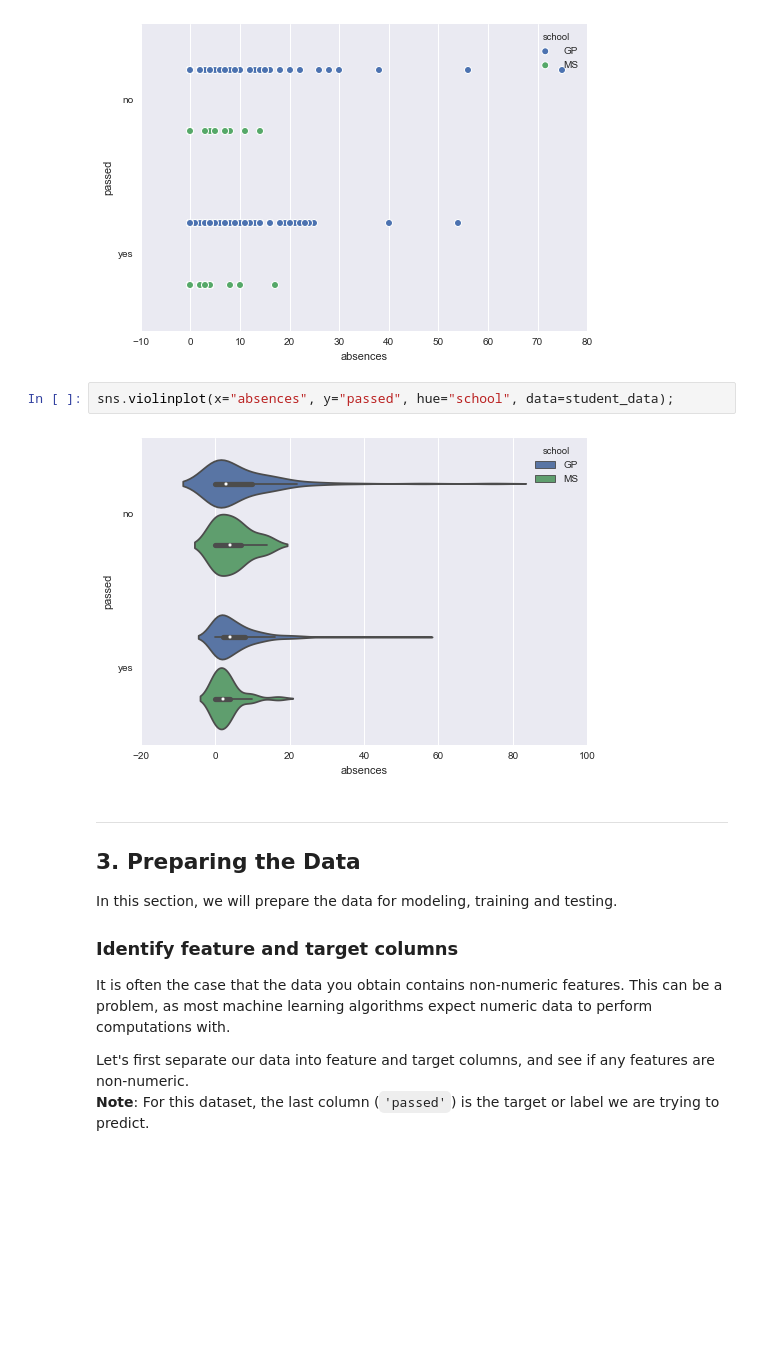
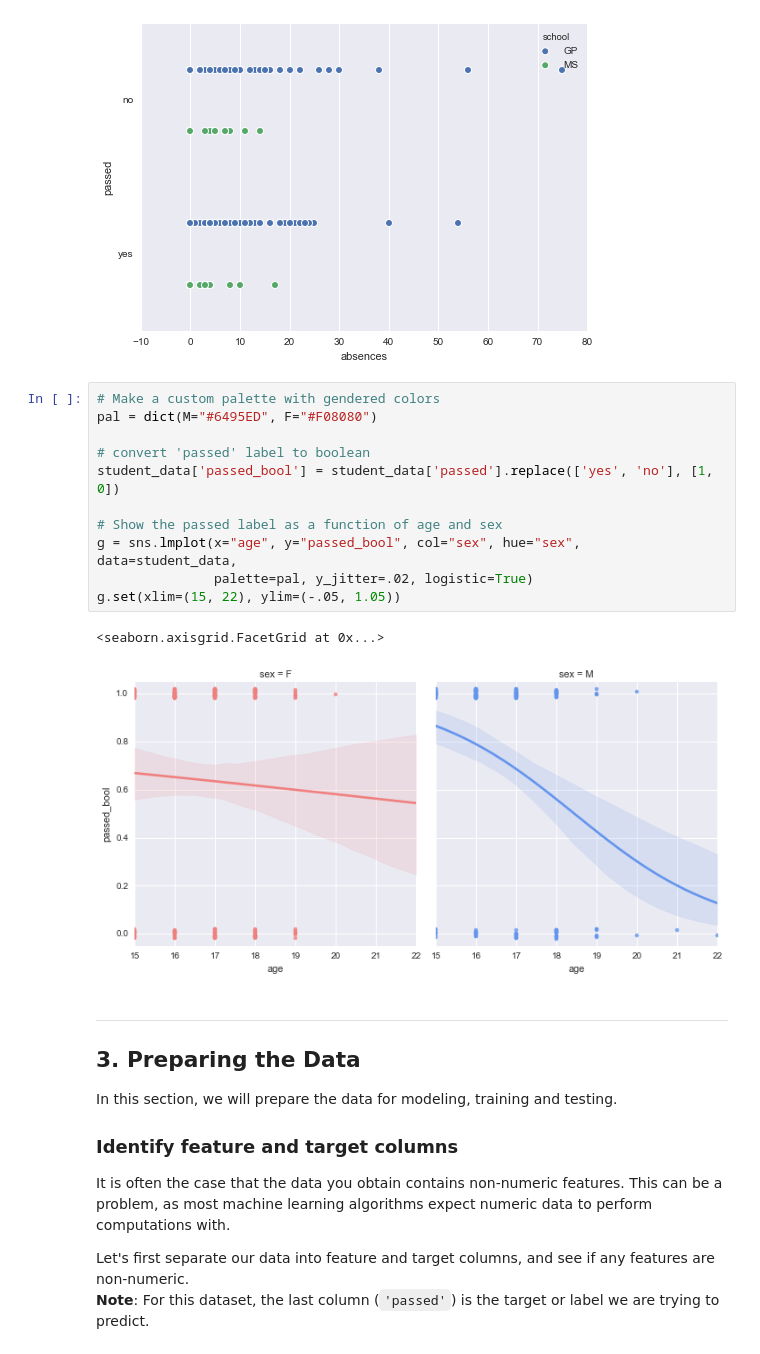
Before and after one commit to kcbighuge/p2-student-intervention, a Jupyter notebook: student_intervention.ipynb, the cells around one changed output. Drawn from its saved outputs; the diff is of its cells as text; blank space fills up the shorter version.

```diff
--- a/student_intervention.ipynb
+++ b/student_intervention.ipynb
@@ -137,10 +101,20 @@ sns.distplot(student_data['age'], kde=False)
 sns.stripplot(x="absences", y="passed", hue="school", data=student_data);
 # %% [output]
 [figure]
-# %%
-sns.violinplot(x="absences", y="passed", hue="school", data=student_data);
-# %% [output]
-[figure, removed]
+# %%
+# Make a custom palette with gendered colors
+pal = dict(M="#6495ED", F="#F08080")
+
+# convert 'passed' label to boolean
+student_data['passed_bool'] = student_data['passed'].replace(['yes', 'no'], [1, 0])
+
+# Show the passed label as a function of age and sex
+g = sns.lmplot(x="age", y="passed_bool", col="sex", hue="sex", data=student_data,
+               palette=pal, y_jitter=.02, logistic=True)
+g.set(xlim=(15, 22), ylim=(-.05, 1.05))
+# %% [output]
+<seaborn.axisgrid.FacetGrid at 0x...>
+[figure, added]
 # %% [markdown]
 ---
 ## 3. Preparing the Data
```
Also changed, not shown: parts of 15 cells of this notebook.
